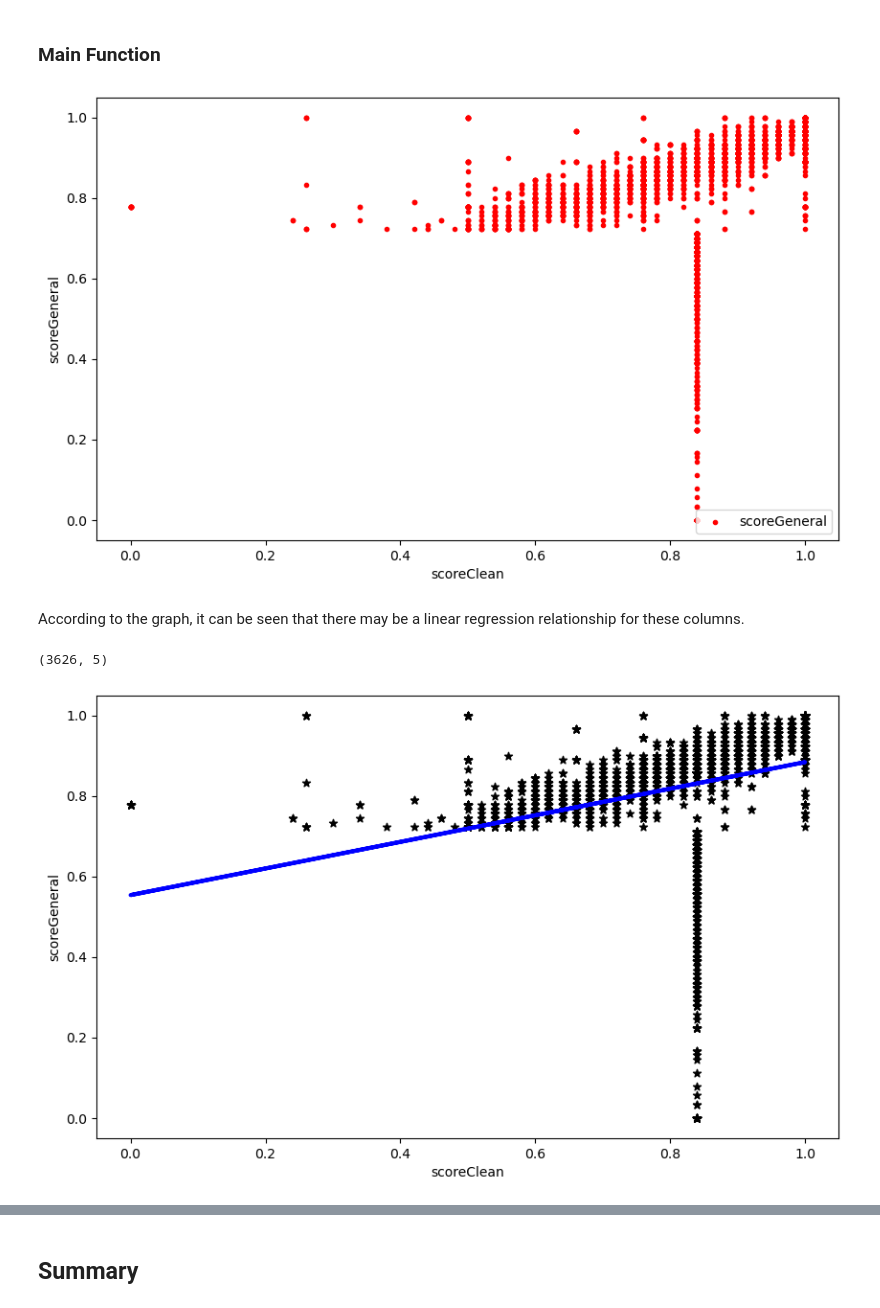
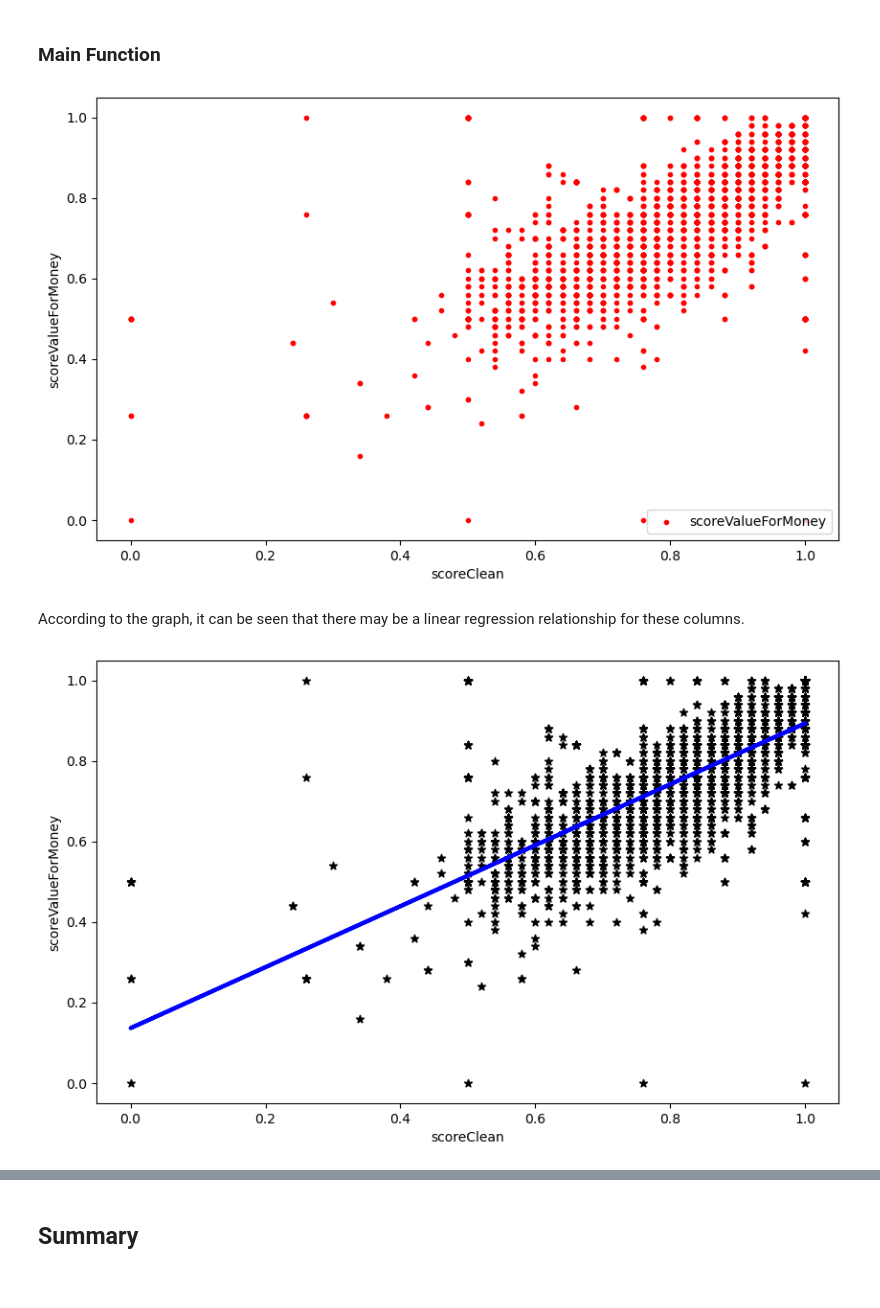
Before and after one commit to yarin-cohen02/dataScienceProject, a Jupyter notebook: project.ipynb, the cells around one changed output, grey strips where cells are left out. Cells and saved outputs as stored; diff of their text form; code cells hidden in the pictures.

```diff
--- a/project.ipynb
+++ b/project.ipynb
@@ -933,2 +854,5 @@ df = newDF1
+# %%
+# Import:
+df = pd.read_csv("Data/10-allTheData.csv")
 # %% [markdown]
 ## Step 4: EDA
@@ -1217,23 +1094,19 @@ numericDf = df[["pricePerNight", "scoreGeneral", "scoreValueForMoney", "scoreLoc
 # %%
 # Basic data visualisation for hints on regression:
-showScatterPlot(numericDf, "scoreClean", ["scoreGeneral"], "scoreGeneral")
+showScatterPlot(numericDf, "scoreClean", ["scoreValueForMoney"], "scoreValueForMoney")
 # %% [output]
-[figure, old version]
+[figure, new version]
 # %% [markdown]
 According to the graph, it can be seen that there may be a linear regression relationship for these columns.
-# %%
-numericDf.shape
-# %% [output]
-(3626, 5)
 # %%
 x = numericDf[["scoreClean"]].values
-y = numericDf["scoreGeneral"].values
+y = numericDf["scoreValueForMoney"].values
 
 m = linear_model.LinearRegression().fit(x, y)
 
-showScatterPlotPredict(m, numericDf, "scoreClean", "scoreGeneral")
+showScatterPlotPredict(m, numericDf, "scoreClean", "scoreValueForMoney")
 # %% [output]
-[figure, old version]
+[figure, new version]
 # %%
 # What is the math equation of the line?
 
```
Also changed, not shown: parts of 65 cells of this notebook, 2 other files.
